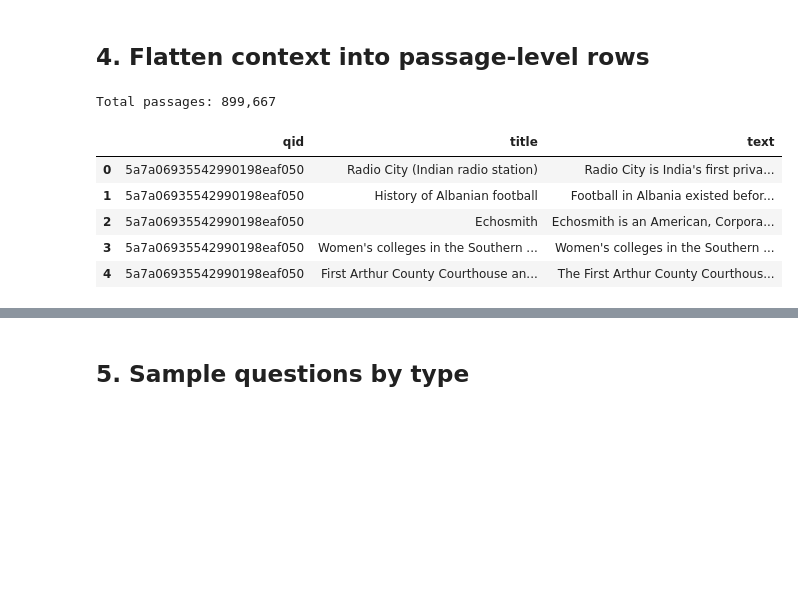
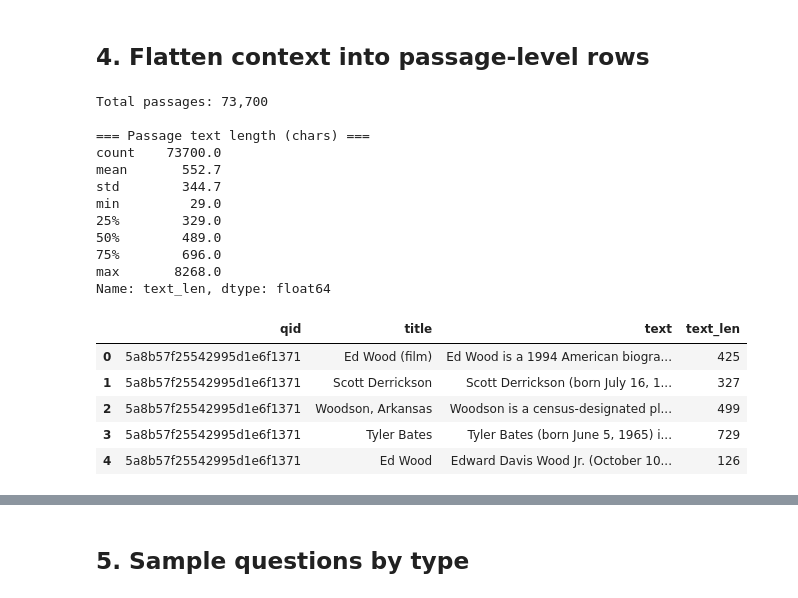
Before and after one commit to bercaakbayir/unimi-dse-nlp-assignment, a Jupyter notebook: notebooks/hotpotqa_analysis.ipynb, the cells around one changed output, grey strips where cells are left out. Drawn from its saved outputs; the diff is of its cells as text; code cells hidden in the pictures; blank space fills up the shorter version.

Commit message:
fever and hotpotqa analysis notebooks are updated

```diff
--- a/notebooks/hotpotqa_analysis.ipynb
+++ b/notebooks/hotpotqa_analysis.ipynb
@@ -3,24 +3,24 @@
 # %% [markdown]
 ## 1. Load dataset
 # %%
-import os
+import json
 from pathlib import Path
+from collections import Counter
 
 import pandas as pd
-from datasets import load_dataset
+import matplotlib.pyplot as plt
+
+ROOT        = Path('.').resolve().parent
+DATA_PATH   = ROOT / 'data' / 'hotpotqa' / 'validation.jsonl'
+RESULTS_DIR = ROOT / 'results'
 # %%
 pd.set_option('display.max_rows', None)
 pd.set_option('display.max_columns', None)
 pd.set_option('display.width', None)
 pd.set_option('display.max_colwidth', None)
 # %%
-
-
-ROOT      = Path(".").resolve()
-HF_CACHE  = ROOT / "data" / "hotpotqa" / "hf_cache"
-
-os.environ["HF_DATASETS_CACHE"] = str(HF_CACHE)
-
-ds = load_dataset("hotpot_qa", "distractor", cache_dir=str(HF_CACHE))
-print(ds)
+records = [json.loads(l) for l in DATA_PATH.read_text().splitlines() if l.strip()]
+df = pd.DataFrame(records)
+print(f'Loaded {len(df):,} validation questions from {DATA_PATH}')
+df.head(3)
 # %% [output]
@@ -181,26 +150,41 @@ Name: count, dtype: int64
 # %% [markdown]
 ## 4. Flatten context into passage-level rows
 # %%
-records = []
-for _, row in train_df.iterrows():
-    for title, sents in zip(row["context"]["title"], row["context"]["sentences"]):
-        records.append({
-            "qid":   row["id"],
-            "title": title,
-            "text":  " ".join(sents),
+passage_rows = []
+for rec in records:
+    for title, sents in zip(rec['context']['title'], rec['context']['sentences']):
+        passage_rows.append({
+            'qid':   rec['id'],
+            'title': title,
+            'text':  ' '.join(sents),
         })
 
-passages_df = pd.DataFrame(records)
-print(f"Total passages: {len(passages_df):,}")
+passages_df = pd.DataFrame(passage_rows)
+passages_df['text_len'] = passages_df['text'].str.len()
+print(f'Total passages: {len(passages_df):,}')
+print()
+print('=== Passage text length (chars) ===')
+print(passages_df['text_len'].describe().round(1))
 passages_df.head(5)
 # %% [output]
-Total passages: 899,667
+Total passages: 73,700
+
+=== Passage text length (chars) ===
+count    73700.0
+mean       552.7
+std        344.7
+min         29.0
+25%        329.0
+50%        489.0
+75%        696.0
+max       8268.0
+Name: text_len, dtype: float64
-|  | qid | title | text |
-| 0 | 5a7a06935542990198eaf050 | Radio City (Indian radio station) | Radio City is India's first priva... |
-| 1 | 5a7a06935542990198eaf050 | History of Albanian football | Football in Albania existed befor... |
-| 2 | 5a7a06935542990198eaf050 | Echosmith | Echosmith is an American, Corpora... |
-| 3 | 5a7a06935542990198eaf050 | Women's colleges in the Southern ... | Women's colleges in the Southern ... |
-| 4 | 5a7a06935542990198eaf050 | First Arthur County Courthouse an... | The First Arthur County Courthous... |
+|  | qid | title | text | text_len |
+| 0 | 5a8b57f25542995d1e6f1371 | Ed Wood (film) | Ed Wood is a 1994 American biogra... | 425 |
+| 1 | 5a8b57f25542995d1e6f1371 | Scott Derrickson | Scott Derrickson (born July 16, 1... | 327 |
+| 2 | 5a8b57f25542995d1e6f1371 | Woodson, Arkansas | Woodson is a census-designated pl... | 499 |
+| 3 | 5a8b57f25542995d1e6f1371 | Tyler Bates | Tyler Bates (born June 5, 1965) i... | 729 |
+| 4 | 5a8b57f25542995d1e6f1371 | Ed Wood | Edward Davis Wood Jr. (October 10... | 126 |
 # %%
 passages_df["text_len"] = passages_df["text"].str.len()
 print("=== Passage text length (chars) ===")
```
Also changed, not shown: parts of 19 cells of this notebook, 2 other files.
